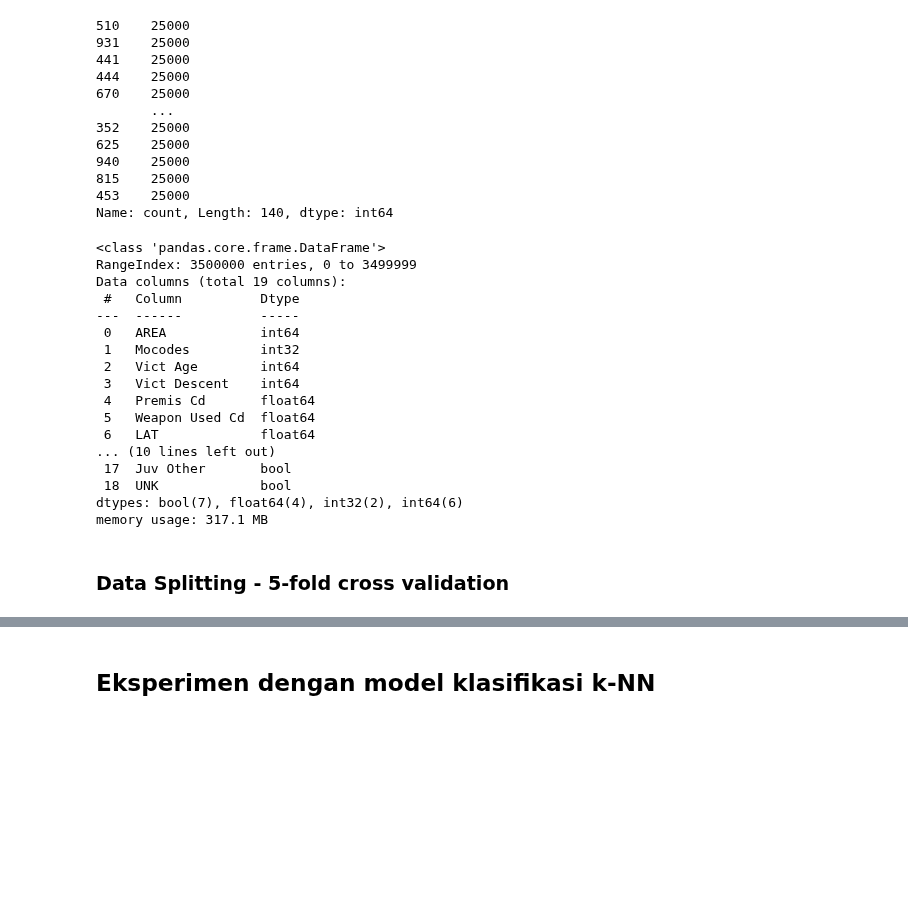
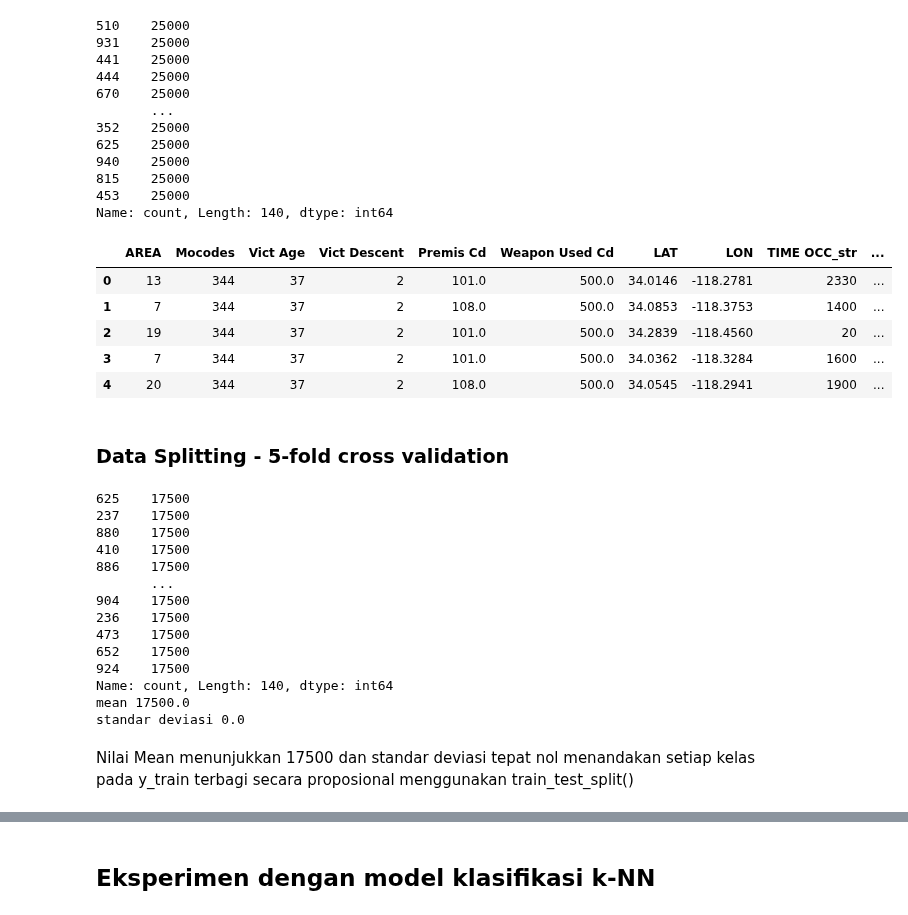
Before and after one commit to jasmrntha/tgp1-pap-c, a Jupyter notebook: tgp2-klasifikasi.ipynb, the cells around one changed output, grey strips where cells are left out. Saved outputs shown, nothing was run; the diff lists cells and outputs as text; code cells hidden in the pictures; blank space fills up the shorter version.

```diff
--- a/tgp2-klasifikasi.ipynb
+++ b/tgp2-klasifikasi.ipynb
@@ -672,24 +672,13 @@ print(y_balanced.value_counts())
 453    25000
 Name: count, Length: 140, dtype: int64
 # %%
-X_balanced.info()
+X_balanced.head()
 # %% [output]
-<class 'pandas.core.frame.DataFrame'>
-RangeIndex: 3500000 entries, 0 to 3499999
-Data columns (total 19 columns):
- #   Column          Dtype
----  ------          -----
- 0   AREA            int64
- 1   Mocodes         int32
- 2   Vict Age        int64
- 3   Vict Descent    int64
- 4   Premis Cd       float64
- 5   Weapon Used Cd  float64
- 6   LAT             float64
-... (10 lines left out)
- 17  Juv Other       bool
- 18  UNK             bool
-dtypes: bool(7), float64(4), int32(2), int64(6)
-memory usage: 317.1 MB
+|  | AREA | Mocodes | Vict Age | Vict Descent | Premis Cd | Weapon Used Cd | LAT | LON | TIME OCC_str | ... |
+| 0 | 13 | 344 | 37 | 2 | 101.0 | 500.0 | 34.0146 | -118.2781 | 2330 | ... |
+| 1 | 7 | 344 | 37 | 2 | 108.0 | 500.0 | 34.0853 | -118.3753 | 1400 | ... |
+| 2 | 19 | 344 | 37 | 2 | 101.0 | 500.0 | 34.2839 | -118.4560 | 20 | ... |
+| 3 | 7 | 344 | 37 | 2 | 101.0 | 500.0 | 34.0362 | -118.3284 | 1600 | ... |
+| 4 | 20 | 344 | 37 | 2 | 108.0 | 500.0 | 34.0545 | -118.2941 | 1900 | ... |
 # %% [markdown]
 ### Data Splitting - 5-fold cross validation
@@ -697,0 +688,23 @@ memory usage: 317.1 MB
+# %%
+# Menghitung jumlah masing-masing kelas
+class_counts = y_train.value_counts()
+print(class_counts)
+print("mean "+class_counts.mean().astype(str))
+print("standar deviasi "+class_counts.std().astype(str))
+# %% [output]
+625    17500
+237    17500
+880    17500
+410    17500
+886    17500
+       ...
+904    17500
+236    17500
+473    17500
+652    17500
+924    17500
+Name: count, Length: 140, dtype: int64
+mean 17500.0
+standar deviasi 0.0
+# %% [markdown]
+Nilai Mean menunjukkan 17500 dan standar deviasi tepat nol menandakan setiap kelas pada y_train terbagi secara proposional menggunakan train_test_split()
```
Also changed, not shown: parts of 5 cells of this notebook.
